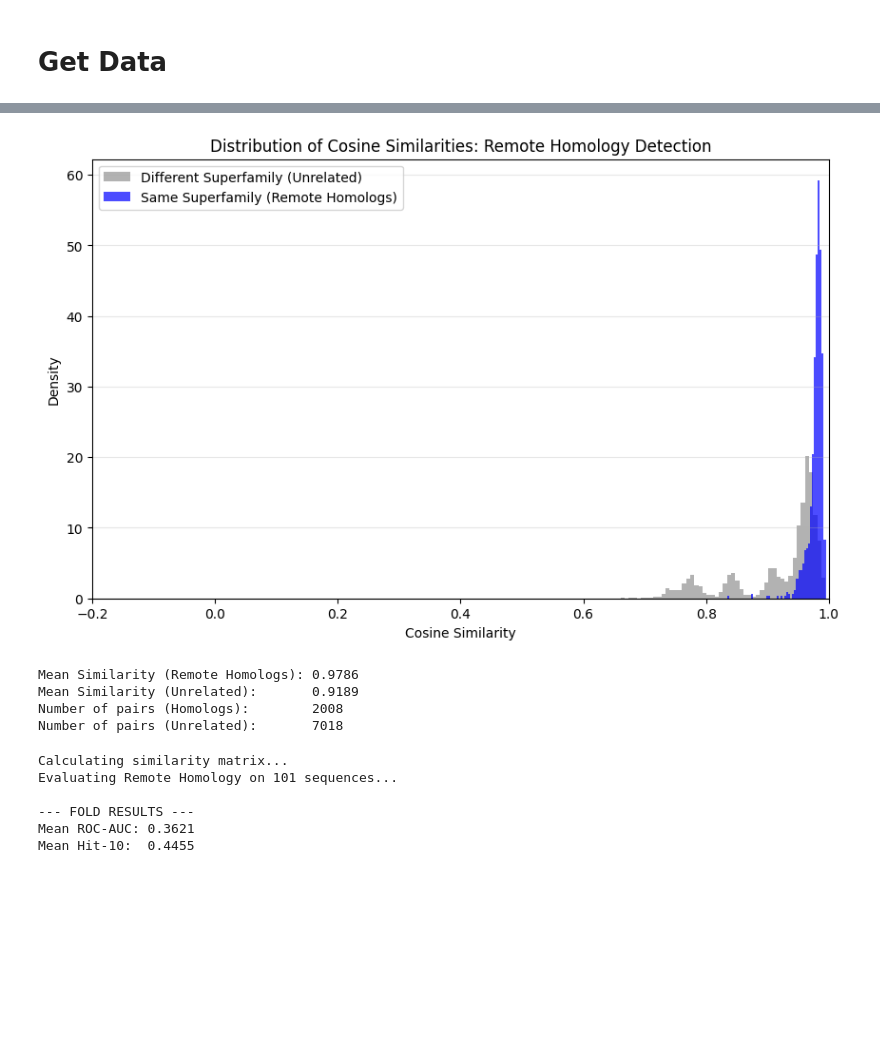
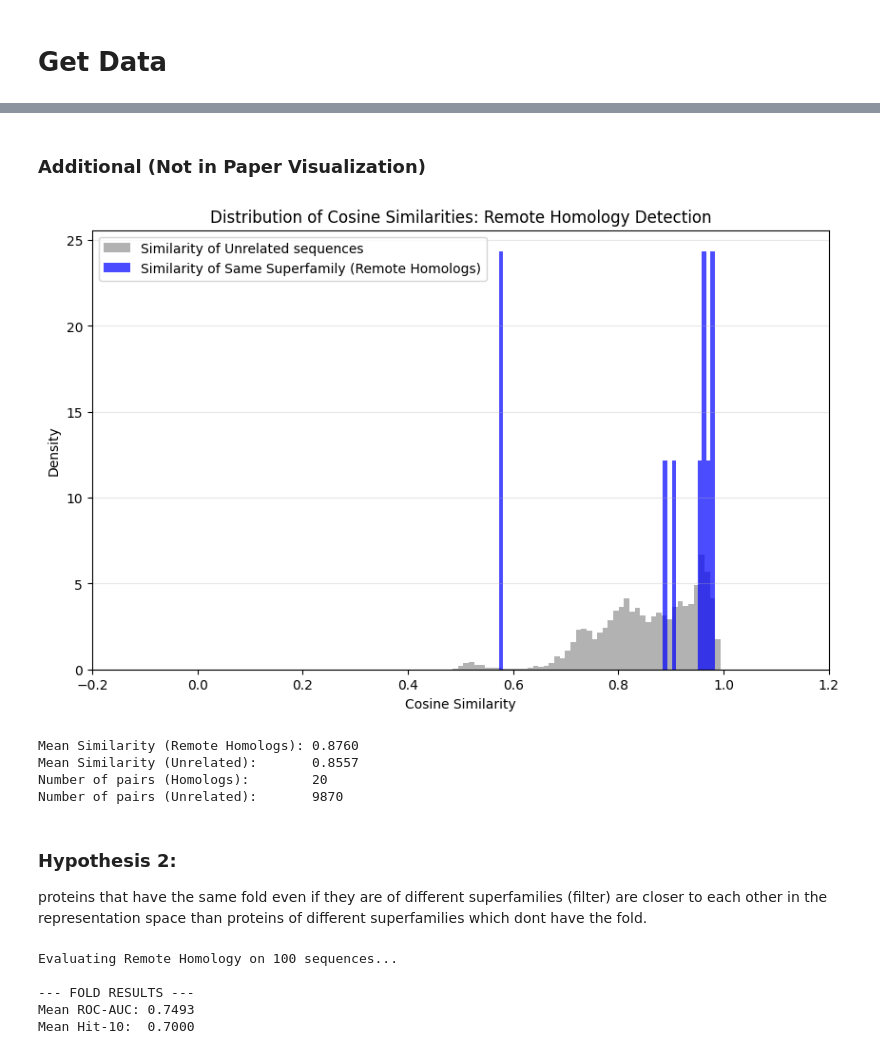
Before and after one commit to dgloukhman/unsupervised-learning-in-biology, a Jupyter notebook: experiments/Experiment_3.ipynb, the cells around one changed output, grey strips where cells are left out. Drawn from its saved outputs; the diff is of its cells as text; code cells hidden in the pictures; blank space fills up the shorter version.

```diff
--- a/experiments/Experiment_3.ipynb
+++ b/experiments/Experiment_3.ipynb
@@ -67,4 +62,7 @@ Total sequences retained: 12261
 2       a.1.1  a.1.1.1
 3       a.1.1  a.1.1.1
 4       a.1.1  a.1.1.1
+# %%
+# TODO: Remove this cell, its only because we can process such amounts of sequences on cpu
+df_scop = df_scop.sample(100)
 # %%
@@ -182,10 +187,6 @@ Mean Hit-10:  0.9647
+# %% [markdown]
+### Additional (Not in Paper Visualization)
 # %%
-import matplotlib.pyplot as plt
-import numpy as np
-
-# --- 1. EXTRACT SCORES ---
-# We need to vectorize the extraction to handle the matrix efficiently
-
 # Create boolean masks for all pairs
 # Broadcasting: (N, 1) == (1, N) -> (N, N) boolean matrix
 mask_same_sf = superfamilies[:, None] == superfamilies[None, :]
@@ -201,52 +202,46 @@ mask_remote_homologs = mask_same_sf & (~mask_same_fam)
 mask_unrelated = ~mask_same_sf
 
 # Extract the cosine similarity values using the masks
 scores_homologs = sim_matrix[mask_remote_homologs]
 scores_unrelated = sim_matrix[mask_unrelated]
 
 # --- 2. PLOT DISTRIBUTION ---
 plt.figure(figsize=(10, 6))
 
 # Plot 'Unrelated' (Background)
 plt.hist(scores_unrelated, bins=50, alpha=0.6, color='grey',
-         label='Different Superfamily (Unrelated)', density=True)
+         label='Similarity of Unrelated sequences', density=True)
 
 # Plot 'Remote Homologs' (Signal)
 plt.hist(scores_homologs, bins=50, alpha=0.7, color='blue',
-         label='Same Superfamily (Remote Homologs)', density=True)
+         label='Similarity of Same Superfamily (Remote Homologs)', density=True)
 
 # Formatting to match the style of the paper
 plt.title('Distribution of Cosine Similarities: Remote Homology Detection')
 plt.xlabel('Cosine Similarity')
 plt.ylabel('Density')
 plt.legend(loc='upper left')
 plt.grid(axis='y', alpha=0.3)
-plt.xlim(-0.2, 1.0) # Cosine sim is usually -1 to 1, but biologically relevant area is > 0
+plt.xlim(-0.2, 1.2)
 
 plt.show()
 
 # --- 3. PRINT STATISTICS ---
 print(f"Mean Similarity (Remote Homologs): {np.mean(scores_homologs):.4f}")
 print(f"Mean Similarity (Unrelated):       {np.mean(scores_unrelated):.4f}")
 print(f"Number of pairs (Homologs):        {len(scores_homologs)}")
 print(f"Number of pairs (Unrelated):       {len(scores_unrelated)}")
 # %% [output]
-[figure, old version]
+[figure, new version]
-Mean Similarity (Remote Homologs): 0.9786
-Mean Similarity (Unrelated):       0.9189
-Number of pairs (Homologs):        2008
-Number of pairs (Unrelated):       7018
+Mean Similarity (Remote Homologs): 0.8760
+Mean Similarity (Unrelated):       0.8557
+Number of pairs (Homologs):        20
+Number of pairs (Unrelated):       9870
+# %% [markdown]
+### Hypothesis 2:
+proteins that have the same fold even if they are of different superfamilies (filter) are closer to each other in the representation space than proteins of different superfamilies which dont have the fold.
 # %%
-from sklearn.metrics.pairwise import cosine_similarity
-from sklearn.metrics import roc_auc_score
-import numpy as np
-
-# 1. Calculate Pairwise Similarity Matrix (Cosine)
-print("Calculating similarity matrix...")
-# Shape: (N_sequences, N_sequences)
-sim_matrix = cosine_similarity(emb_trained)
-
-# 2. Prepare Labels from your DataFrame
+# 2. Prepare Labels to create masks for Remote Homology Detection (Fold Level)
 folds = df_scop['fold'].values
 superfamilies = df_scop['superfamily'].values
 
@@ -257,7 +252,7 @@ hits_at_10 = []
 print(f"Evaluating Remote Homology on {len(emb_trained)} sequences...")
 
 for i in range(len(emb_trained)):
-    # --- A. Define Masks ---
+    # Define Masks
     # Positive: Same Fold as query (i)
     is_same_fold = (folds == folds[i])
 
@@ -266,30 +261,30 @@ for i in range(len(emb_trained)):
 
     # We want to find Same Fold BUT Different Superfamily
     # So we ignore anything that IS same superfamily
-    valid_mask = ~is_same_superfamily
+    not_same_superfamily = ~is_same_superfamily
 
     # Identify Positives (Target Class) among the valid items
     # (Same Fold AND NOT Same Superfamily)
-    positive_mask = is_same_fold & valid_mask
+    positive_mask = is_same_fold & not_same_superfamily
 
     # If there are no remote homologs for this protein, skip it
     if np.sum(positive_mask) == 0:
         continue
 
-    # --- B. Filter Scores & Labels ---
+    # Filter Scores & Labels
     # Get scores for all valid candidates (exclude same superfamily)
-    y_scores = sim_matrix[i][valid_mask]
-    y_true = positive_mask[valid_mask]
+    y_scores = sim_matrix[i][not_same_superfamily]
+    y_true = positive_mask[not_same_superfamily]
 
-    # --- C. Calculate AUC ---
+    # Calculate AUC
     # How well does the score distinguish same-fold from different-fold?
     auc = roc_auc_score(y_true, y_scores)
     auc_scores.append(auc)
 
-    # --- D. Calculate Hit-10 ---
+    # Calculate Hit-10
     # Sort indices by score (descending) to get rankings
     # We only care if a Positive appears in the top 10
-    sorted_indices = np.argsort(-y_scores) # negative for descending sort
+    sorted_indices = np.argsort(-y_scores) # Descending sort
     top_10_indices = sorted_indices[:10]
 
     # Check if ANY of the top 10 are positives
@@ -303,10 +298,9 @@ print("\n--- FOLD RESULTS ---")
 print(f"Mean ROC-AUC: {np.mean(auc_scores):.4f}")
 print(f"Mean Hit-10:  {np.mean(hits_at_10):.4f}")
 # %% [output]
-Calculating similarity matrix...
-Evaluating Remote Homology on 101 sequences...
+Evaluating Remote Homology on 100 sequences...
 
 --- FOLD RESULTS ---
-Mean ROC-AUC: 0.3621
-Mean Hit-10:  0.4455
+Mean ROC-AUC: 0.7493
+Mean Hit-10:  0.7000
 # %%
```
Also changed, not shown: parts of 9 cells of this notebook.
